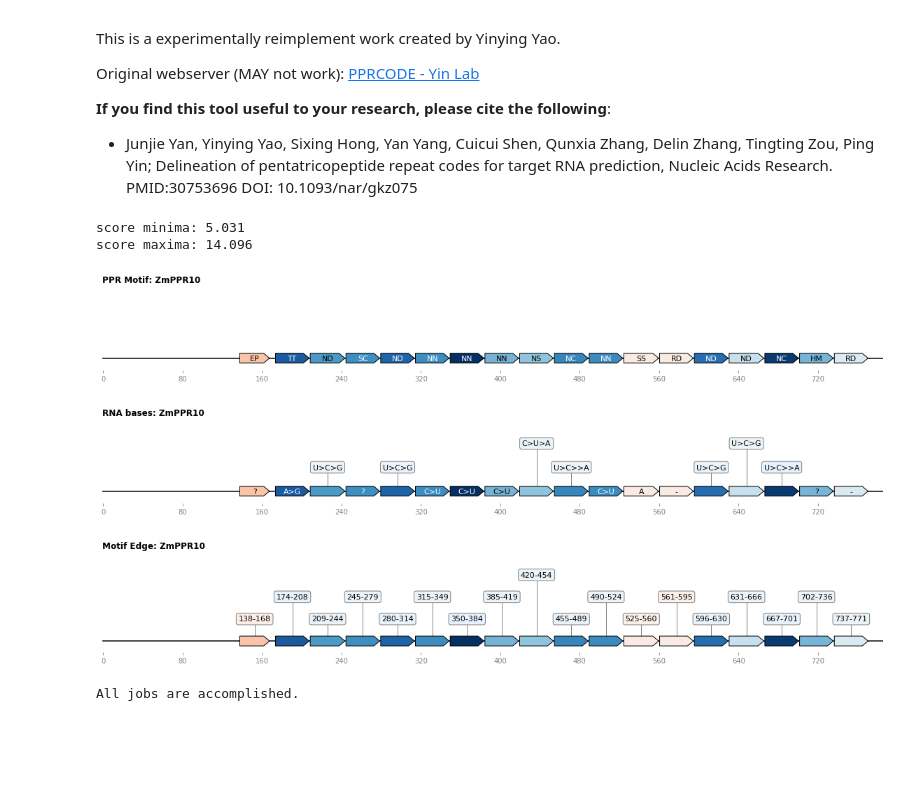
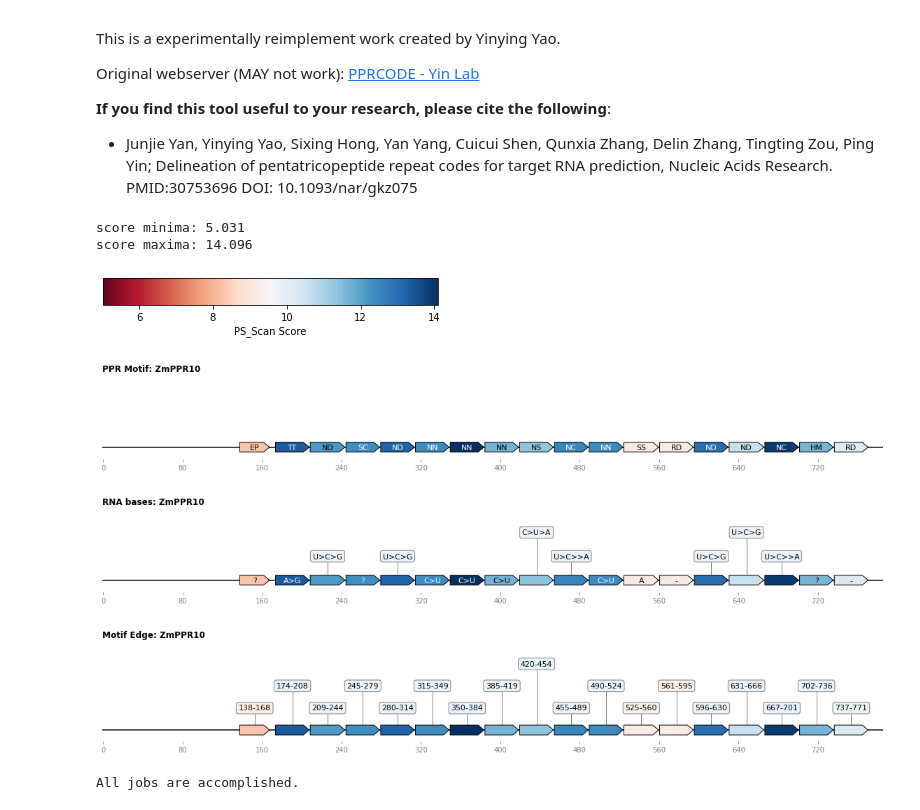
Before and after one commit to YaoYinYing/PPRCODE_Guideline, a Jupyter notebook: PPRCODE.ipynb, the cells around one changed output. Cells and saved outputs as stored; diff of their text form; code cells hidden in the pictures; blank space fills up the shorter version.

Commit message:
use precompiled hmmmmr; add colorbaar

```diff
--- a/PPRCODE.ipynb
+++ b/PPRCODE.ipynb
@@ -46,8 +46,8 @@ PS_MOTIF='PS51375'
 PPRFINDER_BUILD='https://raw.githubusercontent.com/YaoYinYing/PPRfinder/master/out/production/PPRfinder/PPRfinder.jar'
 HMM_PROFILE_URL='https://raw.githubusercontent.com/YaoYinYing/PPRfinder/master/data/'
 JDK_VER='openjdk-17-jdk-headless'
-HMMER_VERSION='3.3.2'
-HMMER_SRC_URL=f'http://eddylab.org/software/hmmer/hmmer-{HMMER_VERSION}.tar.gz'
+#HMMER_VERSION='3.3.2'
+#HMMER_SRC_URL=f'http://eddylab.org/software/hmmer/hmmer-{HMMER_VERSION}.tar.gz'
 
 TQDM_BAR_FORMAT = '{l_bar}{bar}| {n_fmt}/{total_fmt} [elapsed: {elapsed} remaining: {remaining}]'
 
@@ -86,8 +86,12 @@ with tqdm.notebook.tqdm(total=total, bar_format=TQDM_BAR_FORMAT) as pbar:
 
   # HMMER compilation
   # /usr/local/bin/hmmsearch
-  os.system(f'wget -qnc {HMMER_SRC_URL} -P {TMP_DIR}')
-  os.system(f'cd {TMP_DIR}/bin && tar xvzf ../$(basename "{HMMER_SRC_URL}") && cd hmmer-{HMMER_VERSION} && ./configure --prefix=/usr/local/ && make -j 2 && make install')
+  #os.system(f'wget -qnc {HMMER_SRC_URL} -P {TMP_DIR}')
+  #os.system(f'cd {TMP_DIR}/bin && tar xvzf ../$(basename "{HMMER_SRC_URL}") && cd hmmer-{HMMER_VERSION} && ./configure --prefix=/usr/local/ && make -j 2 && make install')
+
+  # use precomiled binary
+  # check userguide: http://eddylab.org/software/hmmer/Userguide.pdf
+  os.system(f' apt install -y hmmer')
   pbar.update(1)
 
   # setup conda
@@ -355,6 +359,7 @@ plot_score = False #@param {type:"boolean"}
 plot_edge = True #@param {type:"boolean"}
 plot_type = True #@param {type:"boolean"}
 plot_color_scheme='RdBu' #@param ['Accent', 'Accent_r', 'Blues', 'Blues_r', 'BrBG', 'BrBG_r', 'BuGn', 'BuGn_r', 'BuPu', 'BuPu_r', 'CMRmap', 'CMRmap_r', 'Dark2', 'Dark2_r', 'GnBu', 'GnBu_r', 'Greens', 'Greens_r', 'Greys', 'Greys_r', 'OrRd', 'OrRd_r', 'Oranges', 'Oranges_r', 'PRGn', 'PRGn_r', 'Paired', 'Paired_r', 'Pastel1', 'Pastel1_r', 'Pastel2', 'Pastel2_r', 'PiYG', 'PiYG_r', 'PuBu', 'PuBuGn', 'PuBuGn_r', 'PuBu_r', 'PuOr', 'PuOr_r', 'PuRd', 'PuRd_r', 'Purples', 'Purples_r', 'RdBu', 'RdBu_r', 'RdGy', 'RdGy_r', 'RdPu', 'RdPu_r', 'RdYlBu', 'RdYlBu_r', 'RdYlGn', 'RdYlGn_r', 'Reds', 'Reds_r', 'Set1', 'Set1_r', 'Set2', 'Set2_r', 'Set3', 'Set3_r', 'Spectral', 'Spectral_r', 'Wistia', 'Wistia_r', 'YlGn', 'YlGnBu', 'YlGnBu_r', 'YlGn_r', 'YlOrBr', 'YlOrBr_r', 'YlOrRd', 'YlOrRd_r', 'afmhot', 'afmhot_r', 'autumn', 'autumn_r', 'binary', 'binary_r', 'bone', 'bone_r', 'brg', 'brg_r', 'bwr', 'bwr_r', 'cividis', 'cividis_r', 'cool', 'cool_r', 'coolwarm', 'coolwarm_r', 'copper', 'copper_r', 'cubehelix', 'cubehelix_r', 'flag', 'flag_r', 'gist_earth', 'gist_earth_r', 'gist_gray', 'gist_gray_r', 'gist_heat', 'gist_heat_r', 'gist_ncar', 'gist_ncar_r', 'gist_rainbow', 'gist_rainbow_r', 'gist_stern', 'gist_stern_r', 'gist_yarg', 'gist_yarg_r', 'gnuplot', 'gnuplot2', 'gnuplot2_r', 'gnuplot_r', 'gray', 'gray_r', 'hot', 'hot_r', 'hsv', 'hsv_r', 'inferno', 'inferno_r', 'jet', 'jet_r', 'magma', 'magma_r', 'nipy_spectral', 'nipy_spectral_r', 'ocean'] {type:"string"}
+plot_color_bar = True #@param {type:"boolean"}
 
 #@markdown - `generate_excel_report` - Generate a human-friendly report file in xlsx format
 #@markdown - `download_full_report` - Once the processing is finished, the full result will be zipped and downloaded automatically.
@@ -363,8 +368,9 @@ plot_color_scheme='RdBu' #@param ['Accent', 'Accent_r', 'Blues', 'Blues_r', 'BrB
 #@markdown - `plot_score` - Plot and color PPR motifs by normalized score. **DISABLED when benchmark is running.**
 #@markdown - `plot_edge` - Plot edges of each PPR motifs, colored by normalized score. **DISABLED when benchmark is running.**
 #@markdown - `plot_type` - Plot motif type of each PPR motifs(PPRfinder only), colored by normalized score. **DISABLED when benchmark is running.**
+#@markdown - `plot_color_scheme` - Color scheme used in plots.
+#@markdown - `plot_color_bar` - Plot color bar
 
-#@markdown - `plot_color_scheme` - Color scheme used in plots.
 
 #@markdown ---
 debug = False #@param {type:"boolean"}
@@ -419,8 +425,12 @@ fixed_plot_width = 20 #@param {type:"slider", min:0, max:200, step:10}
 
 import numpy as np
 import matplotlib.pyplot as plt
+import matplotlib
 from matplotlib import cm
 from matplotlib.colors import ListedColormap, LinearSegmentedColormap
+
+
+
 
 color_scale = 0 #@param {type:"slider", min:0, max:50, step:5}
 
@@ -463,36 +473,47 @@ with tqdm.notebook.tqdm(total=total, bar_format=TQDM_BAR_FORMAT) as pbar:
   fastas=glob.glob(f'{JOBS_DIR}/*.fasta')
   job_list={s.id:s for f in fastas for s in SeqIO.parse(f,'fasta') }
 
   scores=[]
   for s in job_list.keys():
     data = pickle.load(open(f'{RES_DIR_PICKLE}/{s}.pkl','rb'))
     scores+=[sc for p in data for sc in  [p.annotations["PS_SCORE"]]]
   print(f'score minima: {min(scores)}')
   print(f'score maxima: {max(scores)}')
   if color_scale==0:color_scale=max(scores)
 
+  # color bar
+  if plot_color_bar:
+    fig, ax = plt.subplots(figsize=(6, 1))
+    fig.subplots_adjust(bottom=0.5)
+
+    norm = matplotlib.colors.Normalize(vmin=min(scores), vmax=max(scores))
+
+    fig.colorbar(matplotlib.cm.ScalarMappable(norm=norm, cmap=viridis),
+                cax=ax, orientation='horizontal', label=f'{program} Score')
+
   what_to_plot=[]
   if plot_ppr: what_to_plot.append('Motif')
   if plot_rna: what_to_plot.append('RNA')
   if plot_score: what_to_plot.append('Score')
   if plot_edge: what_to_plot.append('Edge')
   if plot_type and program=='PPRfinder': what_to_plot.append('Type')
 
   for s in job_list.keys():
     data = pickle.load(open(f'{RES_DIR_PICKLE}/{s}.pkl','rb'))
     #print(s)
     try:
       draw_my_ppr(job_list[s],data,what_to_plot)
     except Exception as e:
       traceback.print_exc() #if debug else print(e)
     finally:
       pbar.update(1)
 # %% [output]
 score minima: 5.031
 score maxima: 14.096
-[figure, old version]
+[figure, new version]
-[figure, old version]
+[figure, new version]
-[figure, old version]
+[figure, new version]
+[figure, added]
 # %%
 #@title Generate report and download it!
 #@markdown Click the _Play Button_ to generate result in `xlsx` format
```
